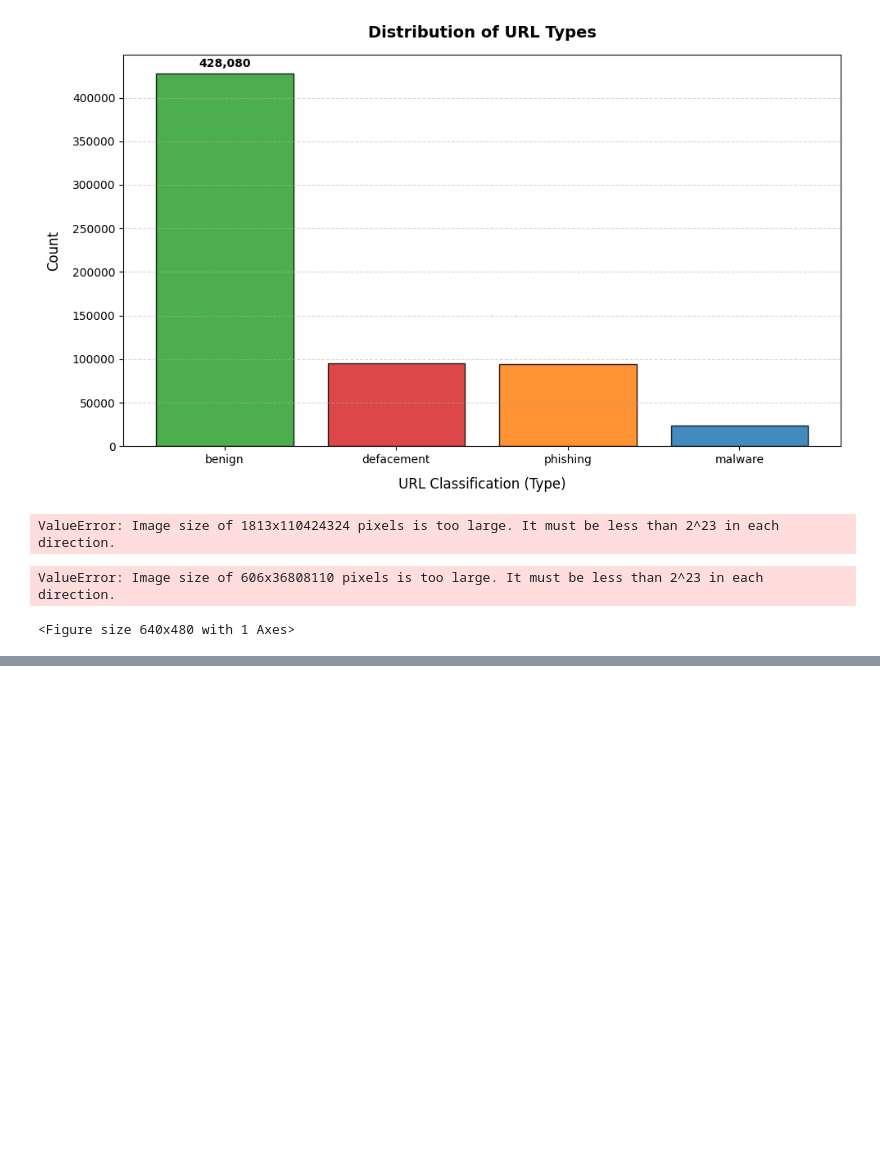
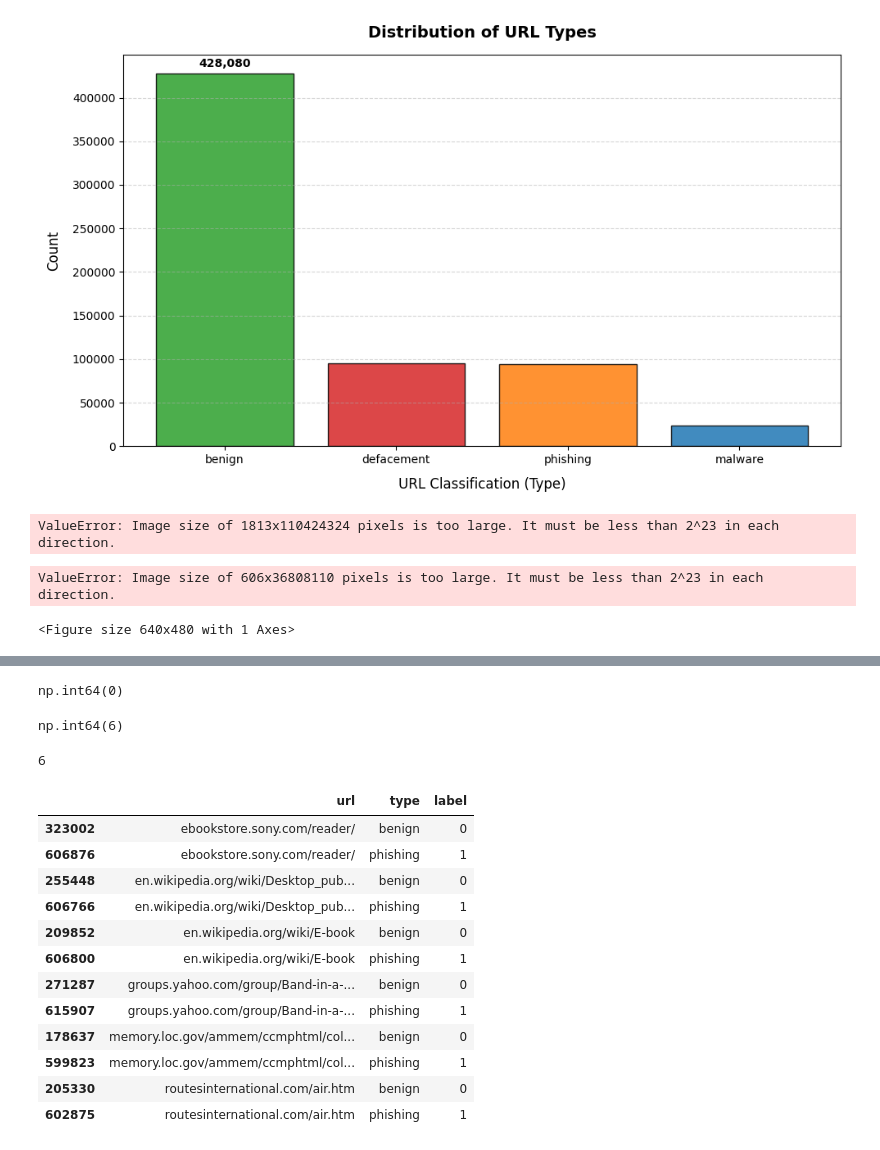
Before and after one commit to DevAnnafi/Malicious_Url_Classifier, a Jupyter notebook: notebooks/01_eda.ipynb, the cells around one changed output, grey strips where cells are left out. Saved outputs shown, nothing was run; the diff lists cells and outputs as text; code cells hidden in the pictures; blank space fills up the shorter version.

```diff
--- a/notebooks/01_eda.ipynb
+++ b/notebooks/01_eda.ipynb
@@ -247,0 +249,33 @@ KeyboardInterrupt:
+# %%
+label_map = {"benign": 0, "phishing": 1, "malware": 1, "defacement": 1}
+df["label"] = df["type"].map(label_map)
+df["label"].isna().sum()   # must be 0 — any NaN = a label the map missed
+# %% [output]
+np.int64(0)
+# %%
+df.duplicated().sum()                 # fully identical (url, type) rows
+df.duplicated(subset="url").sum()     # same URL, regardless of label
+# %% [output]
+np.int64(6)
+# %%
+type_counts = df.groupby("url")["type"].nunique()
+conflicts = type_counts[type_counts > 1]
+len(conflicts)
+# %% [output]
+6
+# %%
+df[df["url"].isin(conflicts.index)].sort_values("url")
+# %% [output]
+|  | url | type | label |
+| 323002 | ebookstore.sony.com/reader/ | benign | 0 |
+| 606876 | ebookstore.sony.com/reader/ | phishing | 1 |
+| 255448 | en.wikipedia.org/wiki/Desktop_pub... | benign | 0 |
+| 606766 | en.wikipedia.org/wiki/Desktop_pub... | phishing | 1 |
+| 209852 | en.wikipedia.org/wiki/E-book | benign | 0 |
+| 606800 | en.wikipedia.org/wiki/E-book | phishing | 1 |
+| 271287 | groups.yahoo.com/group/Band-in-a-... | benign | 0 |
+| 615907 | groups.yahoo.com/group/Band-in-a-... | phishing | 1 |
+| 178637 | memory.loc.gov/ammem/ccmphtml/col... | benign | 0 |
+| 599823 | memory.loc.gov/ammem/ccmphtml/col... | phishing | 1 |
+| 205330 | routesinternational.com/air.htm | benign | 0 |
+| 602875 | routesinternational.com/air.htm | phishing | 1 |
```
Also changed, not shown: parts of 1 cell of this notebook.
